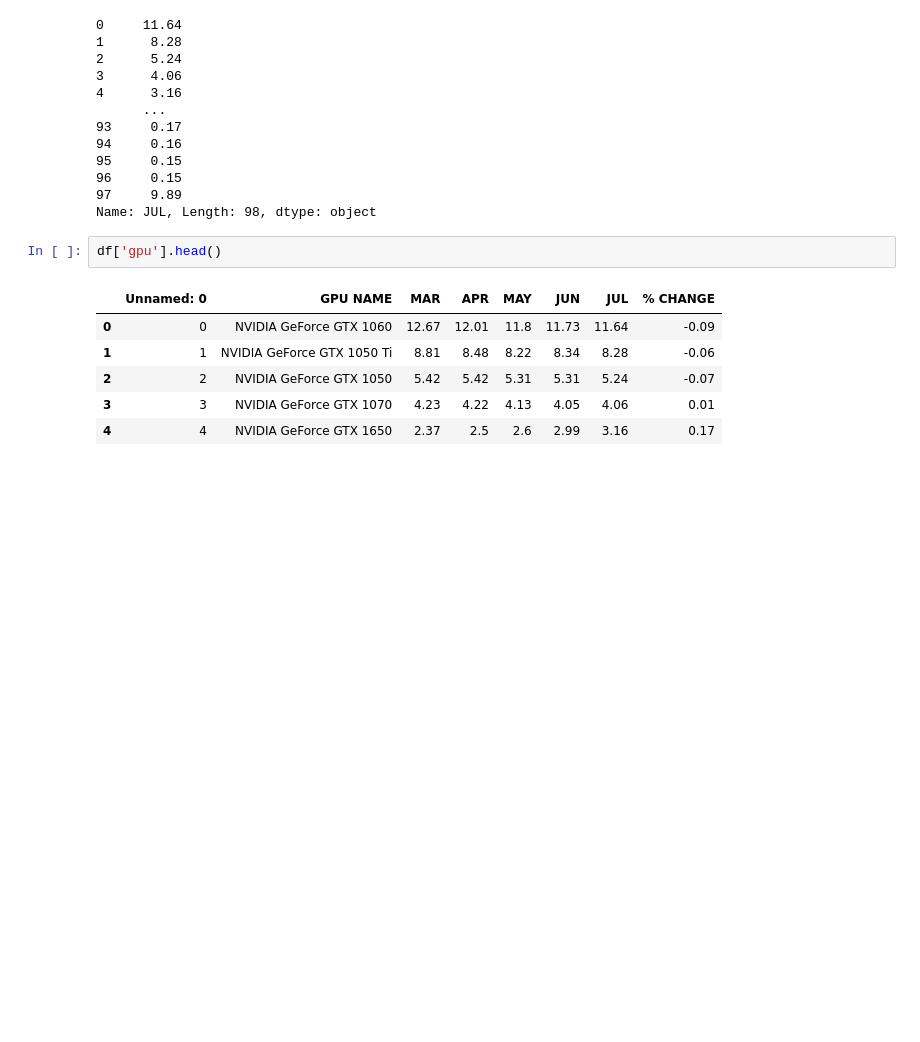
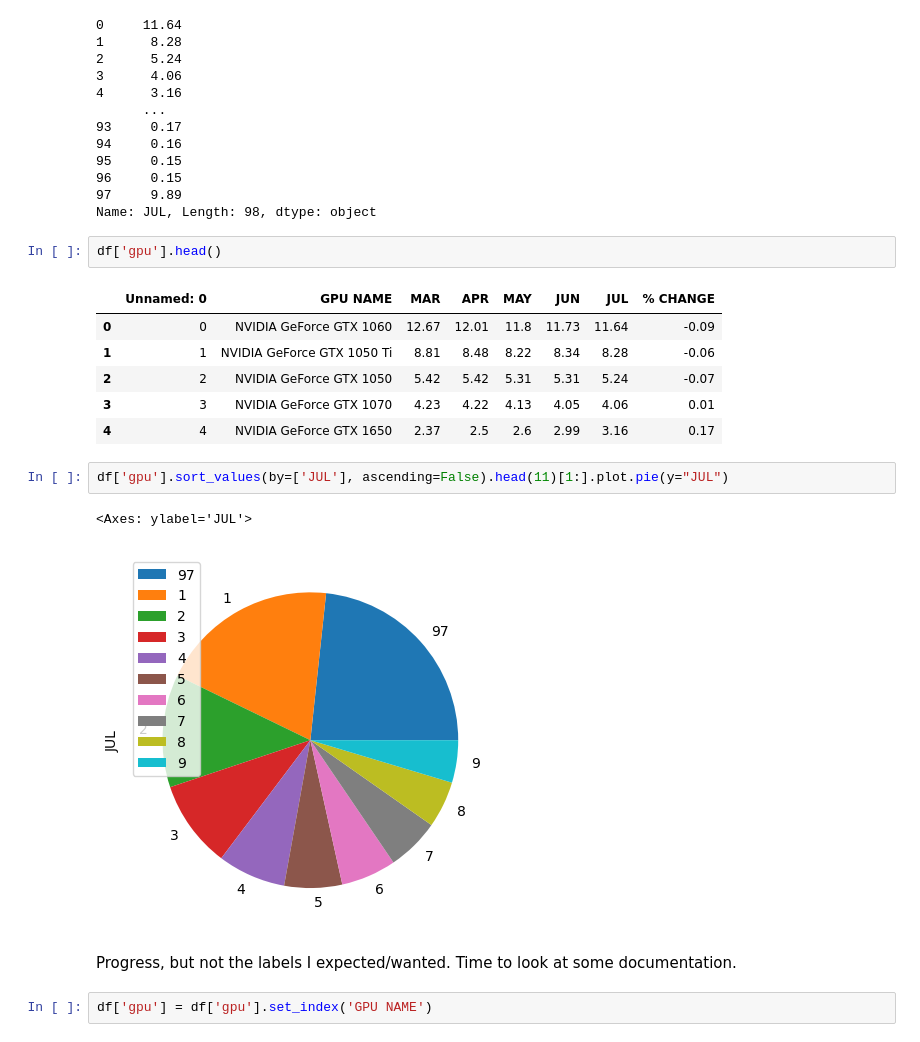
Before and after one commit to JosephB2/Code-Lancashire-Python-Module, a Jupyter notebook: Pandas homework.ipynb, the cells around one changed output. Cells and saved outputs as stored; diff of their text form; blank space fills up the shorter version.

```diff
--- a/Pandas homework.ipynb
+++ b/Pandas homework.ipynb
@@ -153,3 +152,12 @@ df['gpu'].head()
 | 2 | 2 | NVIDIA GeForce GTX 1050 | 5.42 | 5.42 | 5.31 | 5.31 | 5.24 | -0.07 |
 | 3 | 3 | NVIDIA GeForce GTX 1070 | 4.23 | 4.22 | 4.13 | 4.05 | 4.06 | 0.01 |
 | 4 | 4 | NVIDIA GeForce GTX 1650 | 2.37 | 2.5 | 2.6 | 2.99 | 3.16 | 0.17 |
+# %%
+df['gpu'].sort_values(by=['JUL'], ascending=False).head(11)[1:].plot.pie(y="JUL")
+# %% [output]
+<Axes: ylabel='JUL'>
+[figure, added]
+# %% [markdown]
+Progress, but not the labels I expected/wanted. Time to look at some documentation.
+# %%
+df['gpu'] = df['gpu'].set_index('GPU NAME')
```
Also changed, not shown: parts of 5 cells of this notebook, 2 other files.
